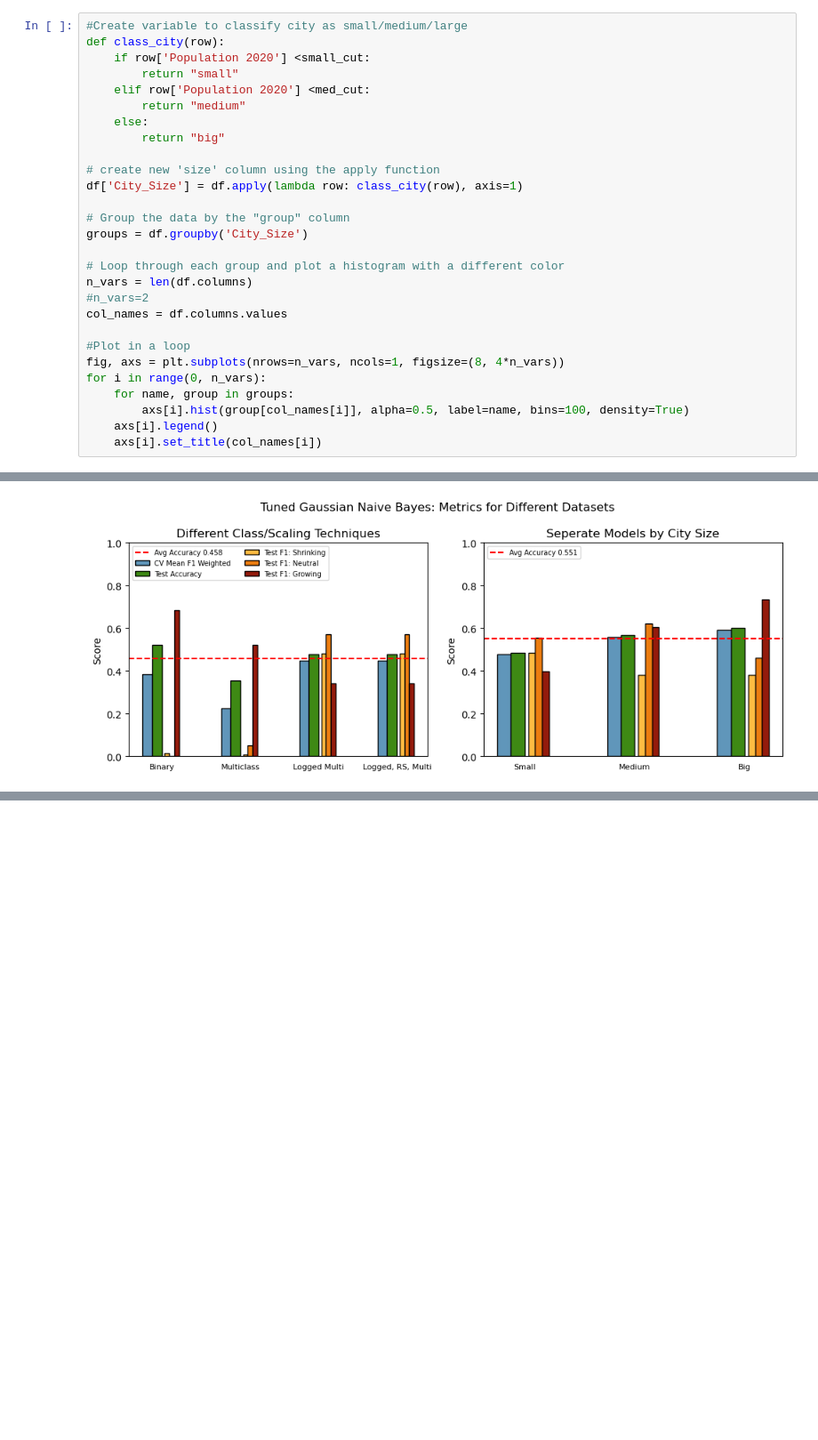
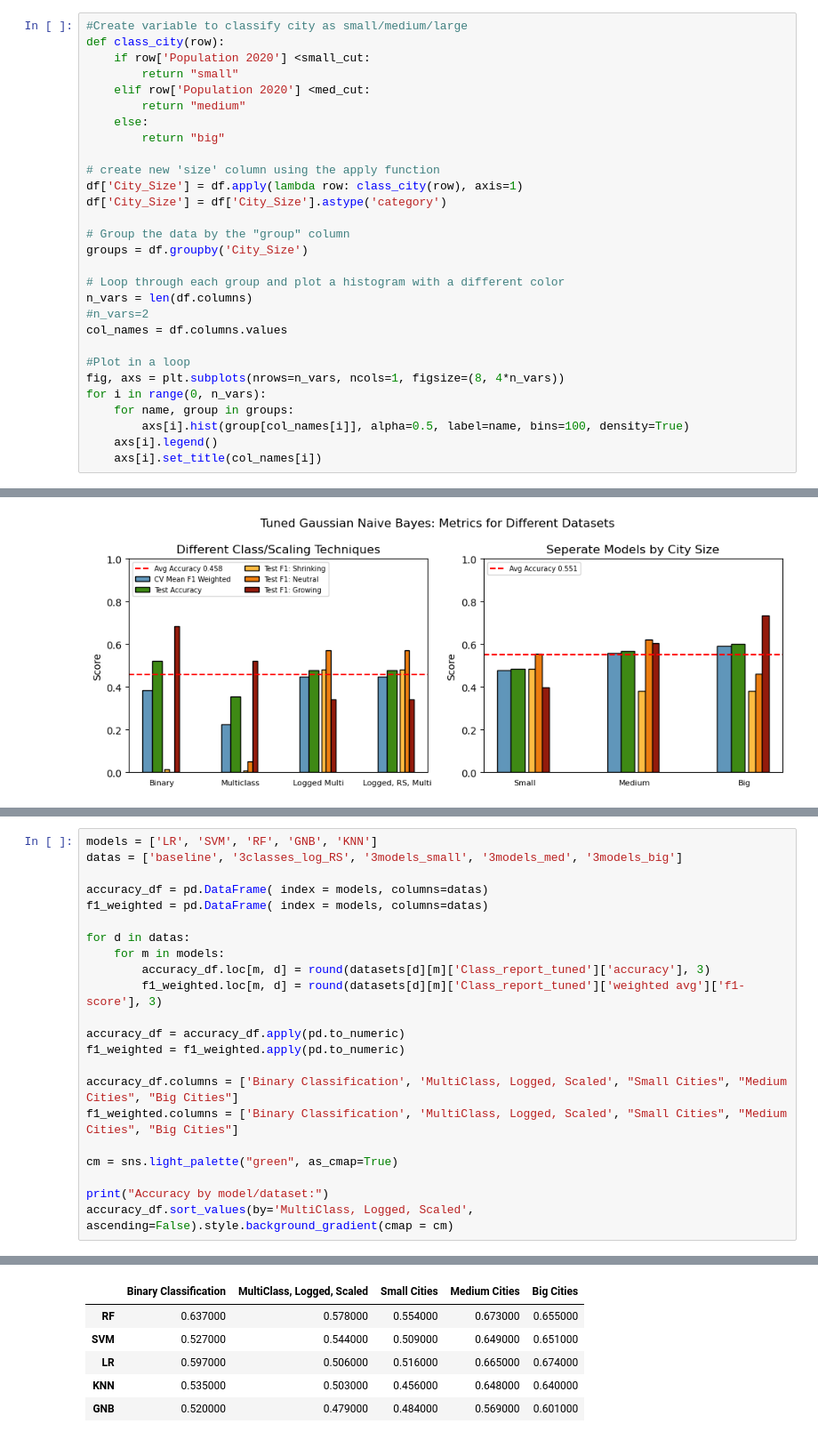
Before and after one commit to colton-lapp/DemographicChange, a Jupyter notebook: Q1_Classification-FINAL.ipynb, the cells around one changed output, grey strips where cells are left out. Shown at 89% size. Cells and saved outputs as stored; diff of their text form; blank space fills up the shorter version.

```diff
--- a/Q1_Classification-FINAL.ipynb
+++ b/Q1_Classification-FINAL.ipynb
@@ -303,6 +380,7 @@ def class_city(row):
 
 # create new 'size' column using the apply function
 df['City_Size'] = df.apply(lambda row: class_city(row), axis=1)
+df['City_Size'] = df['City_Size'].astype('category')
 
 # Group the data by the "group" column
 groups = df.groupby('City_Size')
@@ -1179,0 +1256,23 @@ make_plots( model_key='GNB', tuned=True, model_name='Gaussian Naive Bayes')
+# %%
+models = ['LR', 'SVM', 'RF', 'GNB', 'KNN']
+datas = ['baseline', '3classes_log_RS', '3models_small', '3models_med', '3models_big']
+
+accuracy_df = pd.DataFrame( index = models, columns=datas)
+f1_weighted = pd.DataFrame( index = models, columns=datas)
+
+for d in datas:
+    for m in models:
+        accuracy_df.loc[m, d] = round(datasets[d][m]['Class_report_tuned']['accuracy'], 3)
+        f1_weighted.loc[m, d] = round(datasets[d][m]['Class_report_tuned']['weighted avg']['f1-score'], 3)
+
+accuracy_df = accuracy_df.apply(pd.to_numeric)
+f1_weighted = f1_weighted.apply(pd.to_numeric)
+
+accuracy_df.columns = ['Binary Classification', 'MultiClass, Logged, Scaled', "Small Cities", "Medium Cities", "Big Cities"]
+f1_weighted.columns = ['Binary Classification', 'MultiClass, Logged, Scaled', "Small Cities", "Medium Cities", "Big Cities"]
+
+cm = sns.light_palette("green", as_cmap=True)
+
+print("Accuracy by model/dataset:")
+accuracy_df.sort_values(by='MultiClass, Logged, Scaled', ascending=False).style.background_gradient(cmap = cm)
+# %% [output]
@@ -1179,0 +1280,6 @@ make_plots( model_key='GNB', tuned=True, model_name='Gaussian Naive Bayes')
+|  | Binary Classification | MultiClass, Logged, Scaled | Small Cities | Medium Cities | Big Cities |
+| RF | 0.637000 | 0.578000 | 0.554000 | 0.673000 | 0.655000 |
+| SVM | 0.527000 | 0.544000 | 0.509000 | 0.649000 | 0.651000 |
+| LR | 0.597000 | 0.506000 | 0.516000 | 0.665000 | 0.674000 |
+| KNN | 0.535000 | 0.503000 | 0.456000 | 0.648000 | 0.640000 |
+| GNB | 0.520000 | 0.479000 | 0.484000 | 0.569000 | 0.601000 |
```
Also changed, not shown: parts of 21 cells of this notebook.
